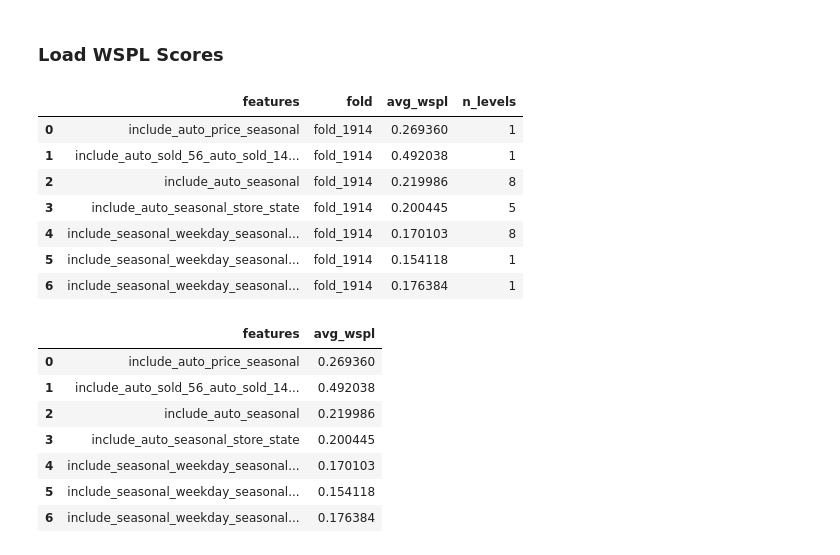
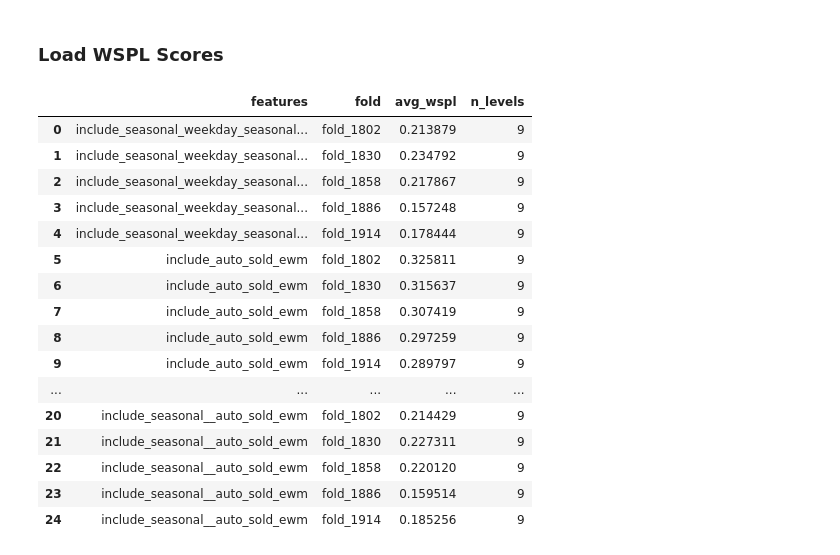
Before and after one commit to CodingNoob234/m5-forecasting-uncertainty, a Jupyter notebook: code/un_visualising_results_quantiles.ipynb, the cells around one changed output. Cells and saved outputs as stored; diff of their text form; code cells hidden in the pictures.

```diff
--- a/code/un_visualising_results_quantiles.ipynb
+++ b/code/un_visualising_results_quantiles.ipynb
@@ -89,11 +89,31 @@ ALL_PREFIXES = ['auto_sold_', 'auto_sold_ma', 'auto_sold_std', 'auto_sold_ewm',
 
 EXCLUDE_COLUMNS_LIST = ()
 INCLUDE_COLUMNS_LIST = [
-    ['auto', 'price', 'seasonal'],
+    # ['auto', 'price', 'seasonal'],
     # ['auto_sold_ma'],
     # ['auto_sold_ewm'],
-    ['auto_sold_56', 'auto_sold_14', 'auto_sold_7', 'auto_sold_1', 'auto_sold_2', 'seasonal', 'price'],
+    # ['auto_sold_56', 'auto_sold_14', 'auto_sold_7', 'auto_sold_1', 'auto_sold_2', 'seasonal', 'price'],
     # ['seasonal'],
+    [
+        'auto_sold_ewm',
+    ],
+    [
+        'seasonal_weekday',
+        'auto_sold_ewm',
+    ],
+    [
+        'seasonal_monthday',
+        'auto_sold_ewm',
+    ],
+    [
+        'seasonal_weekday',
+        'seasonal_monthday',
+        'auto_sold_ewm'
+    ],
+    [
+        'seasonal_',
+        'auto_sold_ewm',
+    ],
 ]
 # %% [markdown]
 ### Get all options
@@ -273,6 +327,10 @@ r = load_results_as_json('../data/uncertainty/all_results.json')
 r_all_folds = []
 r_ind_folds = []
 for features_def, results_all_folds in r.items():
+    if features_def not in ['include_' + '_'.join(i) for i in INCLUDE_COLUMNS_LIST]:
+        # print(features_def)
+        # print(['_'.join(i) for i in INCLUDE_COLUMNS_LIST])
+        continue
     features_global_sum = 0
     i = 0
     for fold, fold_results in results_all_folds.items():
@@ -286,24 +344,23 @@ for features_def, results_all_folds in r.items():
         r_ind_folds.append([features_def, fold, features_fold_sum / j, j])
     r_all_folds.append([features_def, features_global_sum / i])
 # %%
-pd.DataFrame(r_ind_folds, columns=['features', 'fold', 'avg_wspl', 'n_levels'])
+df_per_fold = pd.DataFrame(r_ind_folds, columns=['features', 'fold', 'avg_wspl', 'n_levels'])
+df_per_fold
 # %% [output]
 |  | features | fold | avg_wspl | n_levels |
-| 0 | include_auto_price_seasonal | fold_1914 | 0.269360 | 1 |
-| 1 | include_auto_sold_56_auto_sold_14... | fold_1914 | 0.492038 | 1 |
-| 2 | include_auto_seasonal | fold_1914 | 0.219986 | 8 |
-| 3 | include_auto_seasonal_store_state | fold_1914 | 0.200445 | 5 |
-| 4 | include_seasonal_weekday_seasonal... | fold_1914 | 0.170103 | 8 |
-| 5 | include_seasonal_weekday_seasonal... | fold_1914 | 0.154118 | 1 |
-| 6 | include_seasonal_weekday_seasonal... | fold_1914 | 0.176384 | 1 |
+| 0 | include_seasonal_weekday_seasonal... | fold_1802 | 0.213879 | 9 |
+| 1 | include_seasonal_weekday_seasonal... | fold_1830 | 0.234792 | 9 |
+| 2 | include_seasonal_weekday_seasonal... | fold_1858 | 0.217867 | 9 |
+| 3 | include_seasonal_weekday_seasonal... | fold_1886 | 0.157248 | 9 |
+| 4 | include_seasonal_weekday_seasonal... | fold_1914 | 0.178444 | 9 |
+| 5 | include_auto_sold_ewm | fold_1802 | 0.325811 | 9 |
+| 6 | include_auto_sold_ewm | fold_1830 | 0.315637 | 9 |
+| 7 | include_auto_sold_ewm | fold_1858 | 0.307419 | 9 |
+| 8 | include_auto_sold_ewm | fold_1886 | 0.297259 | 9 |
+| 9 | include_auto_sold_ewm | fold_1914 | 0.289797 | 9 |
+| ... | ... | ... | ... | ... |
+| 20 | include_seasonal__auto_sold_ewm | fold_1802 | 0.214429 | 9 |
+| 21 | include_seasonal__auto_sold_ewm | fold_1830 | 0.227311 | 9 |
+| 22 | include_seasonal__auto_sold_ewm | fold_1858 | 0.220120 | 9 |
+| 23 | include_seasonal__auto_sold_ewm | fold_1886 | 0.159514 | 9 |
+| 24 | include_seasonal__auto_sold_ewm | fold_1914 | 0.185256 | 9 |
-# %%
-pd.DataFrame(r_all_folds, columns=['features', 'avg_wspl'])
-# %% [output]
-|  | features | avg_wspl |
-| 0 | include_auto_price_seasonal | 0.269360 |
-| 1 | include_auto_sold_56_auto_sold_14... | 0.492038 |
-| 2 | include_auto_seasonal | 0.219986 |
-| 3 | include_auto_seasonal_store_state | 0.200445 |
-| 4 | include_seasonal_weekday_seasonal... | 0.170103 |
-| 5 | include_seasonal_weekday_seasonal... | 0.154118 |
-| 6 | include_seasonal_weekday_seasonal... | 0.176384 |
```
Also changed, not shown: parts of 5 cells of this notebook, 2 other files.
